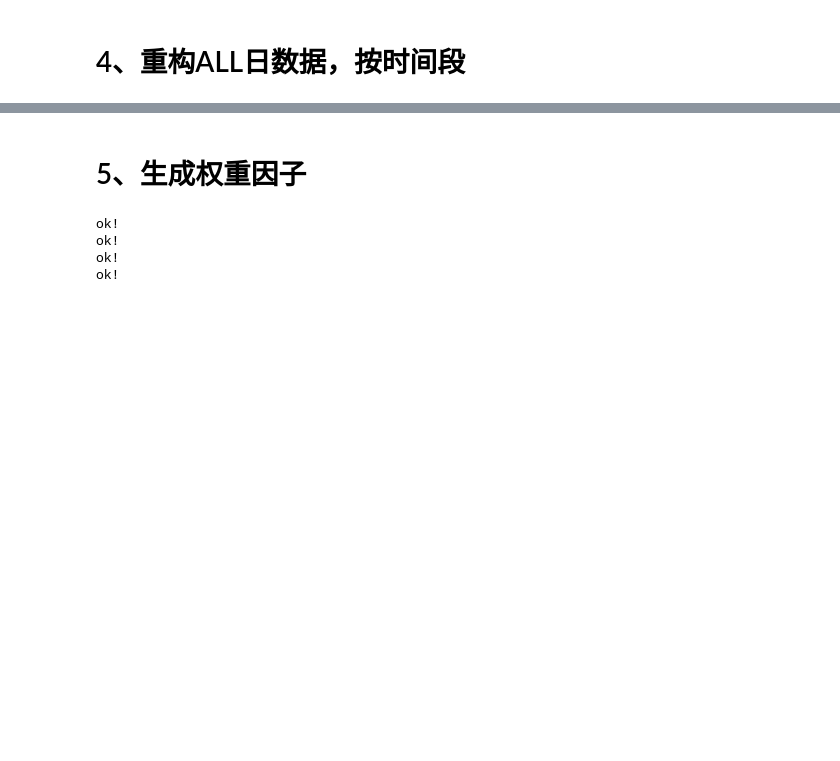
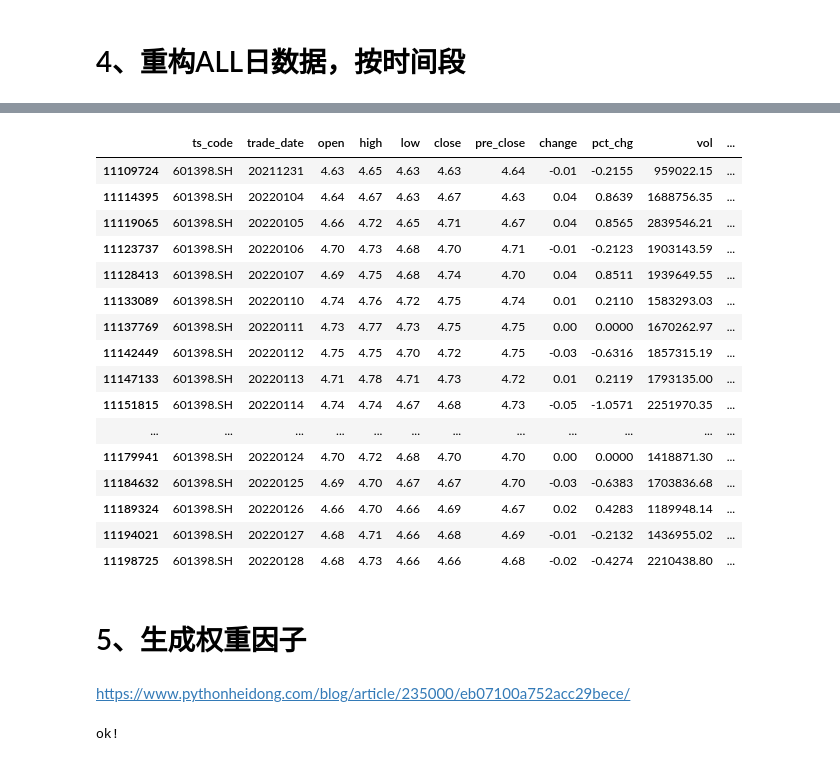
Before and after one commit to Yusheng0313/JNB_WS, a Jupyter notebook: STOCK/TuShare_download.ipynb, the cells around one changed output, grey strips where cells are left out. Cells and saved outputs as stored; diff of their text form; code cells hidden in the pictures; blank space fills up the shorter version.

```diff
--- a/STOCK/TuShare_download.ipynb
+++ b/STOCK/TuShare_download.ipynb
@@ -71,21 +101,40 @@ df_stock_daily.info
+# %%
+df_stock_daily[(df_stock_daily.ts_code == '601398.SH')].tail(20)
+# %% [output]
+|  | ts_code | trade_date | open | high | low | close | pre_close | change | pct_chg | vol | ... |
+| 11109724 | 601398.SH | 20211231 | 4.63 | 4.65 | 4.63 | 4.63 | 4.64 | -0.01 | -0.2155 | 959022.15 | ... |
+| 11114395 | 601398.SH | 20220104 | 4.64 | 4.67 | 4.63 | 4.67 | 4.63 | 0.04 | 0.8639 | 1688756.35 | ... |
+| 11119065 | 601398.SH | 20220105 | 4.66 | 4.72 | 4.65 | 4.71 | 4.67 | 0.04 | 0.8565 | 2839546.21 | ... |
+| 11123737 | 601398.SH | 20220106 | 4.70 | 4.73 | 4.68 | 4.70 | 4.71 | -0.01 | -0.2123 | 1903143.59 | ... |
+| 11128413 | 601398.SH | 20220107 | 4.69 | 4.75 | 4.68 | 4.74 | 4.70 | 0.04 | 0.8511 | 1939649.55 | ... |
+| 11133089 | 601398.SH | 20220110 | 4.74 | 4.76 | 4.72 | 4.75 | 4.74 | 0.01 | 0.2110 | 1583293.03 | ... |
+| 11137769 | 601398.SH | 20220111 | 4.73 | 4.77 | 4.73 | 4.75 | 4.75 | 0.00 | 0.0000 | 1670262.97 | ... |
+| 11142449 | 601398.SH | 20220112 | 4.75 | 4.75 | 4.70 | 4.72 | 4.75 | -0.03 | -0.6316 | 1857315.19 | ... |
+| 11147133 | 601398.SH | 20220113 | 4.71 | 4.78 | 4.71 | 4.73 | 4.72 | 0.01 | 0.2119 | 1793135.00 | ... |
+| 11151815 | 601398.SH | 20220114 | 4.74 | 4.74 | 4.67 | 4.68 | 4.73 | -0.05 | -1.0571 | 2251970.35 | ... |
+| ... | ... | ... | ... | ... | ... | ... | ... | ... | ... | ... | ... |
+| 11179941 | 601398.SH | 20220124 | 4.70 | 4.72 | 4.68 | 4.70 | 4.70 | 0.00 | 0.0000 | 1418871.30 | ... |
+| 11184632 | 601398.SH | 20220125 | 4.69 | 4.70 | 4.67 | 4.67 | 4.70 | -0.03 | -0.6383 | 1703836.68 | ... |
+| 11189324 | 601398.SH | 20220126 | 4.66 | 4.70 | 4.66 | 4.69 | 4.67 | 0.02 | 0.4283 | 1189948.14 | ... |
+| 11194021 | 601398.SH | 20220127 | 4.68 | 4.71 | 4.66 | 4.68 | 4.69 | -0.01 | -0.2132 | 1436955.02 | ... |
+| 11198725 | 601398.SH | 20220128 | 4.68 | 4.73 | 4.66 | 4.66 | 4.68 | -0.02 | -0.4274 | 2210438.80 | ... |
 # %% [markdown]
 # 5、生成权重因子
+# %% [markdown]
+https://www.pythonheidong.com/blog/article/235000/eb07100a752acc29bece/
 # %%
 #df_adj = pro.adj_factor(ts_code='', trade_date='20210114')
 # %%
 # 刷新最细stock数据
 years = [#'2001','2002','2003','2004','2005','2006','2007','2008','2009','2010',
-         #'2011','2012','2013','2014','2015','2016','2017',
-        '2018','2019','2020','2021'
+         #'2011','2012','2013','2014','2015','2016','2017','2018','2019','2020',
+        '2022'
         ]
 
 for b_year in years:
     build_adjfactor(pro, b_year)
 # %% [output]
 ok!
-ok!
-ok!
-ok!
 # %%
 print('finish:%.4f'%(time.time() - start))
 # %% [output]
```
Also changed, not shown: parts of 19 cells of this notebook, 2 other files.
